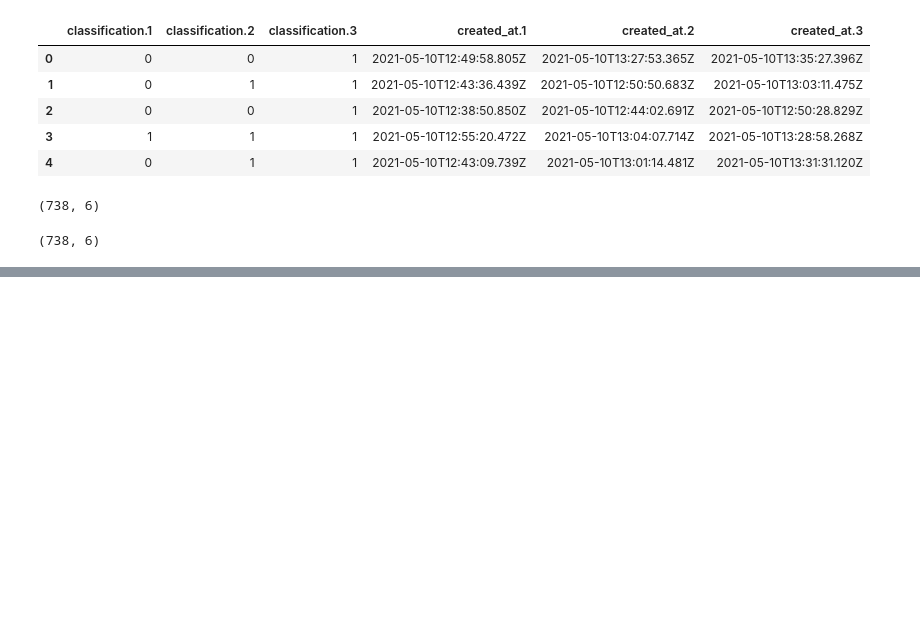
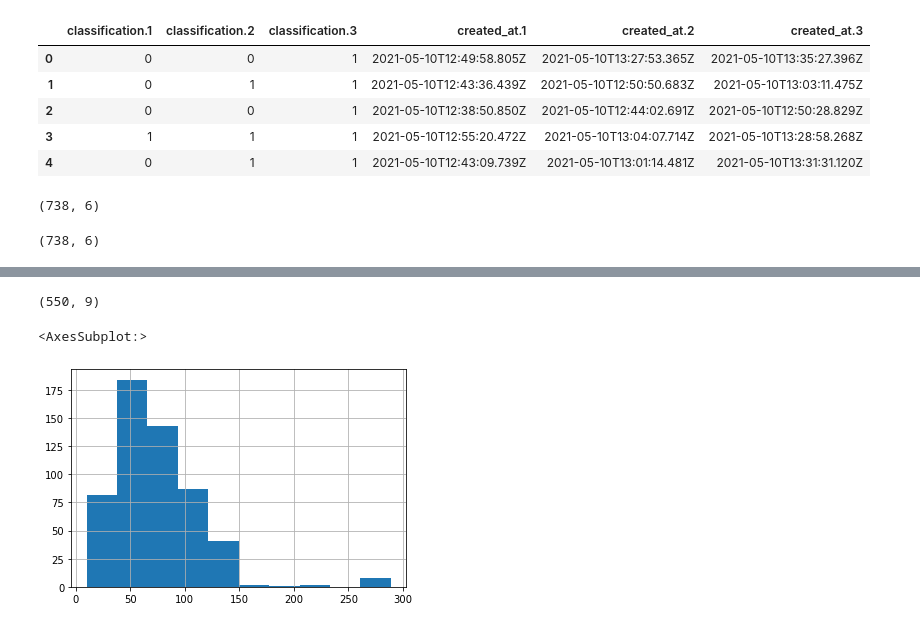
Before and after one commit to empatwi/exploratory-analysis, a Jupyter notebook: exploratory-analysis.ipynb, the cells around one changed output, grey strips where cells are left out. Cells and saved outputs as stored; diff of their text form; code cells hidden in the pictures; blank space fills up the shorter version.

```diff
--- a/exploratory-analysis.ipynb
+++ b/exploratory-analysis.ipynb
@@ -104,0 +325,2 @@ df_final.head()
+# %%
+df_avg_sentiment = df_avg_sentiment[['created_at', 'tweet_content', 'keyword', 'user_location', 'hashtags', 'symbols', 'urls', 'user_mentions', 'avg_sentiment']]
@@ -104,0 +336,12 @@ df_final.head()
+# %%
+df_avg_sentiment.shape
+# %% [output]
+(550, 9)
+# %%
+# Quantidade de caracteres por tweet
+df_avg_sentiment['tweet_content'].str.len().hist()
+
+# A maioria está entre 15 e 150 caracteres
+# %% [output]
+<AxesSubplot:>
+[figure, added]
```
Also changed, not shown: parts of 48 cells of this notebook.
